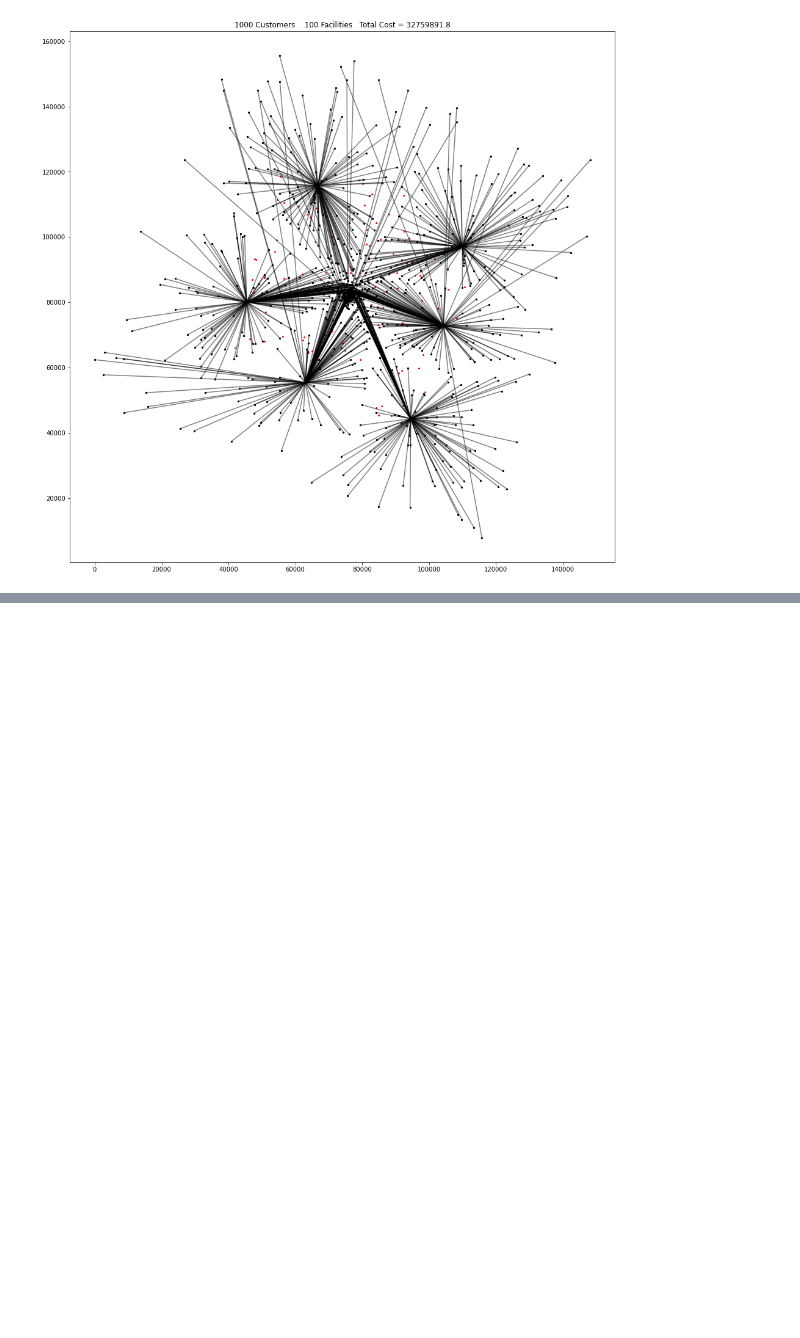
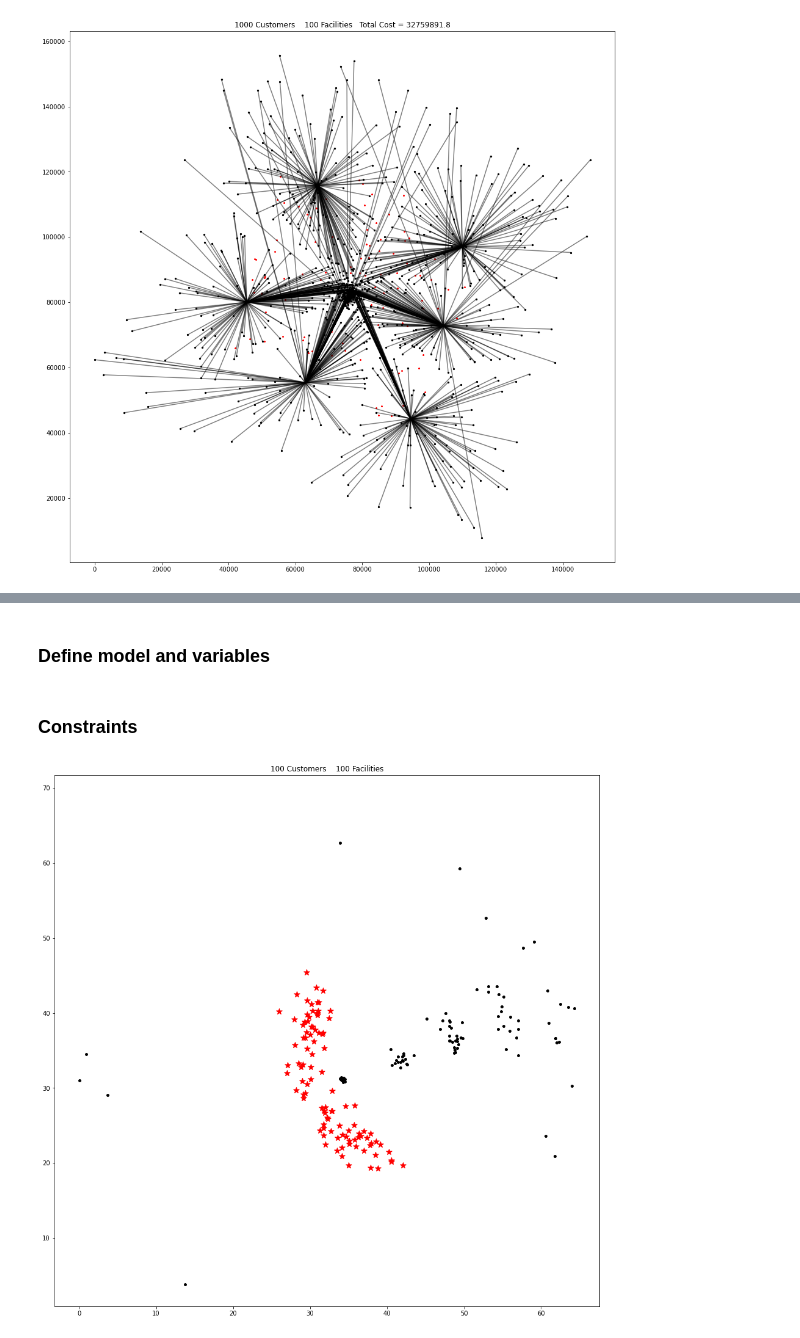
Before and after one commit to pooyad359/discrete-optim, a Jupyter notebook: 5 facility/Facility Location.ipynb, the cells around one changed output, grey strips where cells are left out. Drawn from its saved outputs; the diff is of its cells as text; code cells hidden in the pictures; blank space fills up the shorter version.

```diff
--- a/5 facility/Facility Location.ipynb
+++ b/5 facility/Facility Location.ipynb
@@ -345,0 +457,2 @@ view_solution(sol,customers,facilities,(16,16))
+# %% [markdown]
+### Define model and variables
@@ -345,0 +467,8 @@ view_solution(sol,customers,facilities,(16,16))
+# %% [markdown]
+### Constraints
+# %%
+facilities = facilities[:7]
+# %%
+view_problem(customers,facilities,(16,16))
+# %% [output]
+[figure, added]
```
Also changed, not shown: parts of 31 cells of this notebook, 4 other files.
